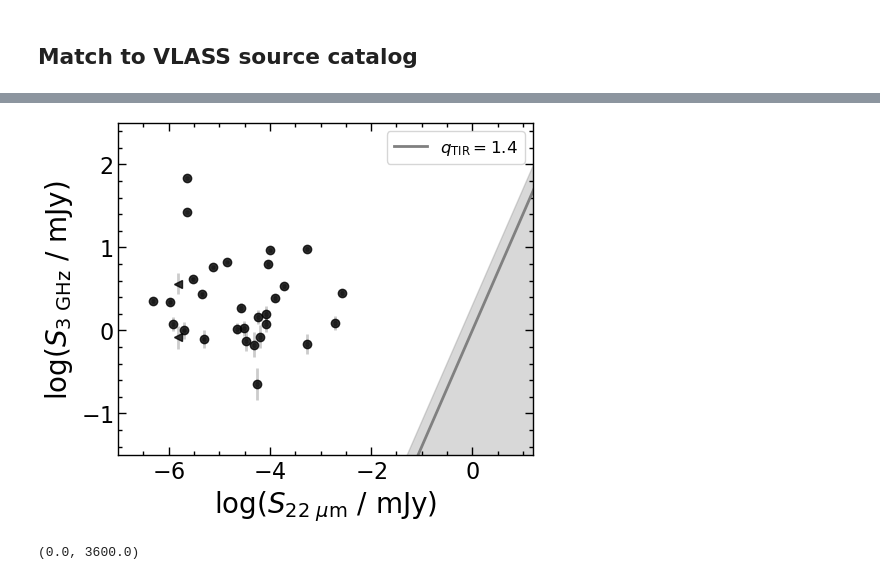
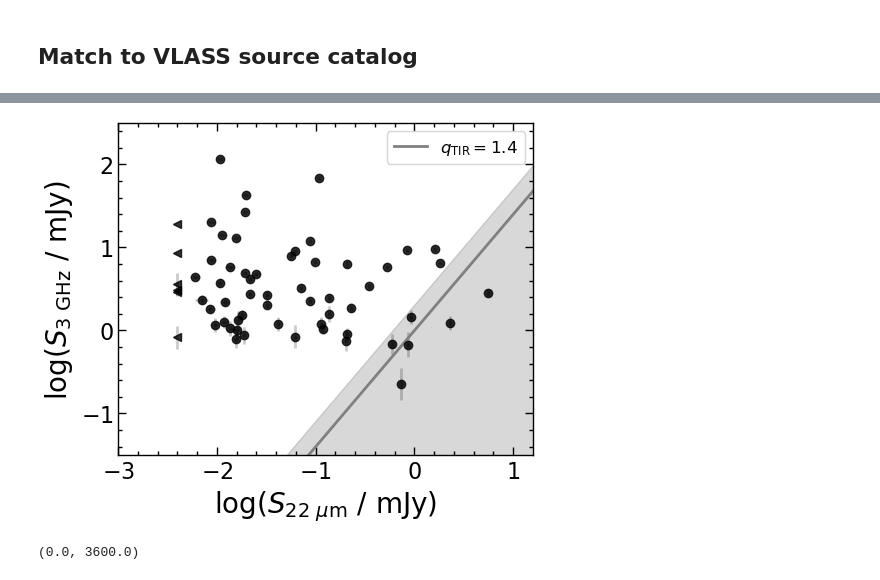
Before and after one commit to burke86/imbh_demographics, a Jupyter notebook: vla.ipynb, the cells around one changed output, grey strips where cells are left out. Drawn from its saved outputs; the diff is of its cells as text; code cells hidden in the pictures.

```diff
--- a/vla.ipynb
+++ b/vla.ipynb
@@ -366,6 +333,7 @@ n = np.full(len(x), 2.5)
 n[colortype=='early'] = 4.0
 n[colortype=='late'] = 1.0
 
+b = 2*n - 1/3
 CI =  np.log10(gammainc(2*n, b*(1/(d25/2))**1/n)/gamma(2*n))
 
 f_IR = 8.363 * 10**(-data_50Mpc['W4mag']/2.5)
@@ -373,10 +341,10 @@ ef_IR = np.log(10)/2.5 * data_50Mpc['e_W4mag'] * f_IR
 
 mask_q = (ef_IR > 0) & (yerr > 0) & mask_valid
 
-ax.errorbar(np.log10(f_IR[mask_q]) + CI[mask_q], np.log10(data_50Mpc['Ftot'][mask_q]),
+ax.errorbar(np.log10(f_IR[mask_q]) , np.log10(data_50Mpc['Ftot'][mask_q]),
             color='k', linestyle='none', marker='o', alpha=0.8);
 
-ax.errorbar(np.log10(f_IR[mask_q]) + CI[mask_q], np.log10(data_50Mpc['Ftot'][mask_q]),
+ax.errorbar(np.log10(f_IR[mask_q]) , np.log10(data_50Mpc['Ftot'][mask_q]),
             xerr=np.abs(0.434 * ef_IR[mask_q] / f_IR[mask_q]),
             yerr=np.abs(0.434 * data_50Mpc['e_Ftot'][mask_q] / data_50Mpc['Ftot'][mask_q]),
             color='k', linestyle='none', marker='.', alpha=0.2);
@@ -389,17 +357,19 @@ f_IR[data_50Mpc['W4mag']<0] = (L_IR / F2L)[data_50Mpc['W4mag']<0].to(u.mJy, equi
 f_IR[data_50Mpc['W4mag']<0] = 10**-2.4 # median
 ef_IR[data_50Mpc['W4mag']<0] = 0.3
 
-b = 2*n - 1/3
-CI = np.log10(gammainc(2*n, b*(1/60)**1/n)/gamma(2*n))
+#b = 2*n - 1/3
+#CI = np.log10(gammainc(2*n, b*(1/60)**1/n)/gamma(2*n))
 
 data_50Mpc['logLIR'] = np.log10(L_IR.to(u.erg/u.s, equivalencies=u.spectral_density(22*u.um)).value)
-data_50Mpc['logLIR_err'] = 0.434 * (1/0.434 * ef_IR * F2L.value * L_IR.value) / L_IR.value
+data_50Mpc['logLIR_err'] = 0.434 * (ef_IR * F2L.value) / L_IR.value
+data_50Mpc['logLIR_err'][data_50Mpc['W4mag']>0] = -1
+
 
 mask_q = (ef_IR == 0.3) & (yerr > 0) & mask_valid
 
-ax.errorbar(np.log10(f_IR[mask_q]) + CI[mask_q], np.log10(data_50Mpc['Ftot'][mask_q]),
+ax.errorbar(np.log10(f_IR[mask_q]) , np.log10(data_50Mpc['Ftot'][mask_q]),
             color='k', linestyle='none', marker='<', alpha=0.8);
-ax.errorbar(np.log10(f_IR[mask_q])+ CI[mask_q], np.log10(data_50Mpc['Ftot'][mask_q]),
+ax.errorbar(np.log10(f_IR[mask_q]), np.log10(data_50Mpc['Ftot'][mask_q]),
             yerr=np.abs(0.434 * data_50Mpc['e_Ftot'][mask_q] / data_50Mpc['Ftot'][mask_q]),
             color='k', linestyle='none', marker='none', alpha=0.2);
 
@@ -429,7 +399,7 @@ ax.fill_between(x_eval, x_eval*1.4 + 0.3, x_eval - 10, color='gray', alpha=0.3)
 ax.set_xlabel(r'$\log( S_{22\ \mu {\rm m}}\ /$ mJy)', fontsize=20)
 ax.set_ylabel(r'$\log( S_{3\ {\rm GHz}}\ /$ mJy)', fontsize=20)
 
-ax.set_xlim(-7, 1.2)
+ax.set_xlim(-3, 1.2)
 ax.set_ylim(-1.5, 2.5)
 
 ax.legend(fontsize=12, frameon=True)
@@ -444,4 +417,4 @@ Precision nan reached after 3 function calls. [astropy.cosmology.funcs.optimize]
-[figure, old version]
+[figure, new version]
 # %%
 #plt.hist(d25[mask_nod25], log=True, bins=100)
 plt.hist(data_50Mpc['d25']*60, log=True, bins=800, zorder=-1);
```
Also changed, not shown: parts of 15 cells of this notebook.
